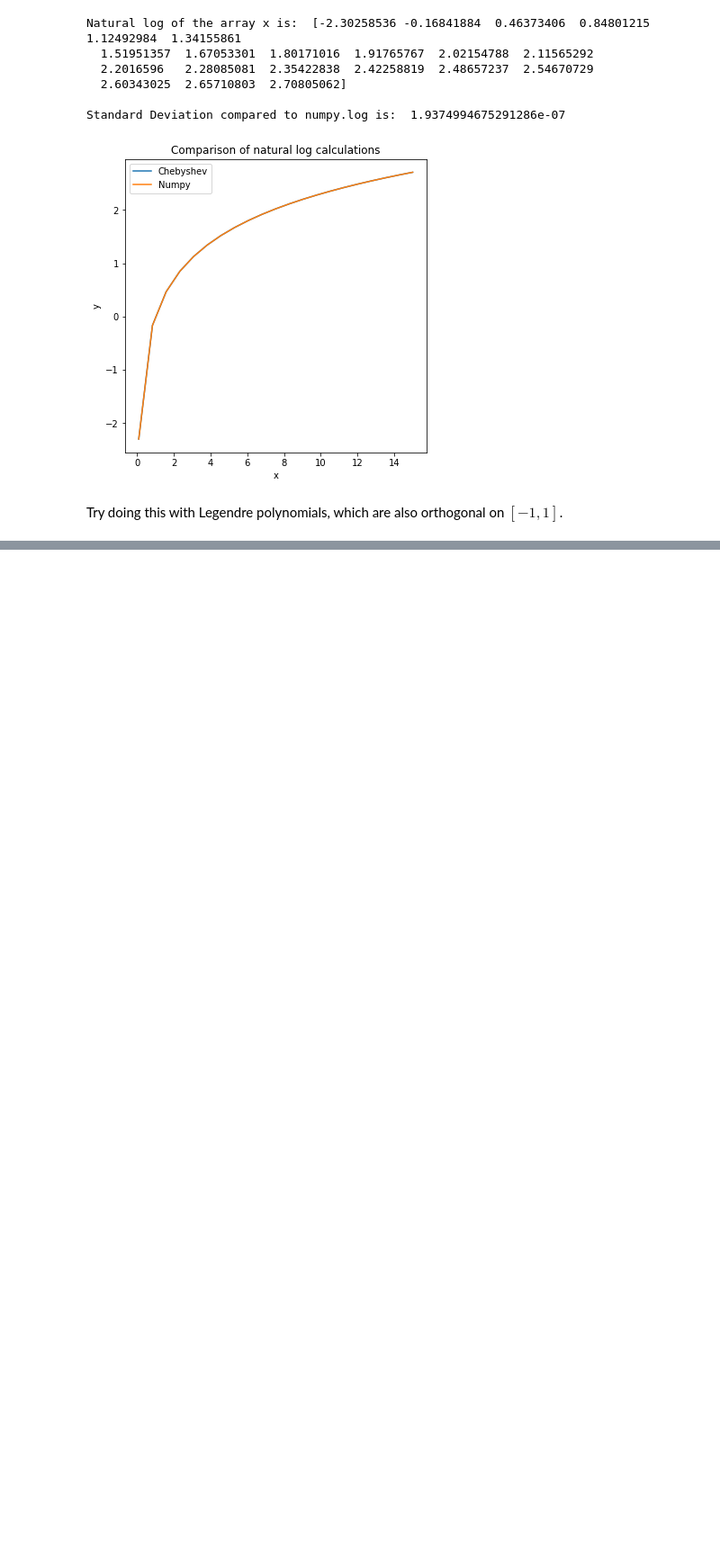
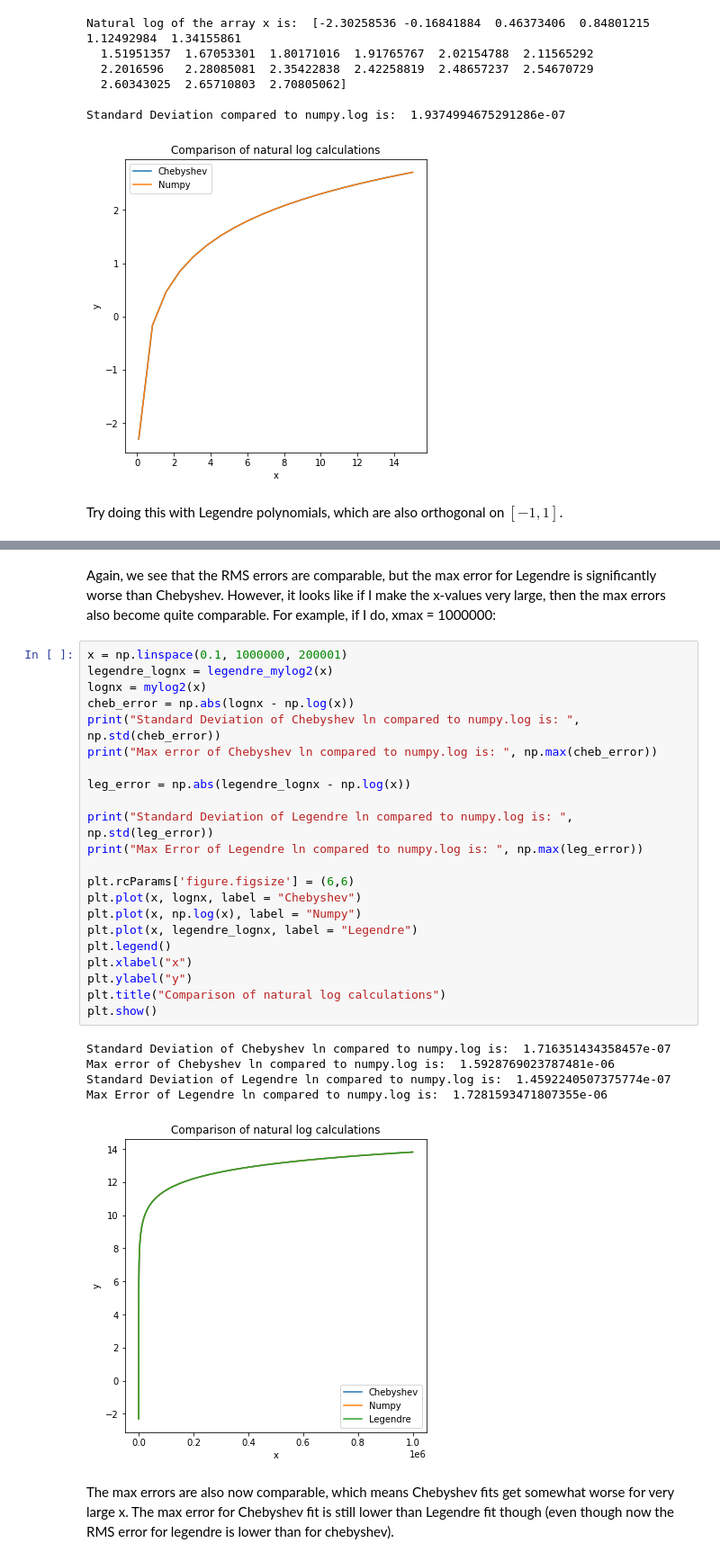
Before and after one commit to nittalas/phys512, a Jupyter notebook: Assignment 2/PHYS512 - Assignment 2.ipynb, the cells around one changed output, grey strips where cells are left out. Shown: that part at 90% size. Cells and saved outputs as stored; diff of their text form; blank space fills up the shorter version.

```diff
--- a/Assignment 2/PHYS512 - Assignment 2.ipynb
+++ b/Assignment 2/PHYS512 - Assignment 2.ipynb
@@ -549,0 +588,32 @@ The legendre fit is much much worse if I use the same order!
+# %% [markdown]
+Again, we see that the RMS errors are comparable, but the max error for Legendre is significantly worse than Chebyshev. However, it looks like if I make the x-values very large, then the max errors also become quite comparable. For example, if I do, xmax = 1000000:
+# %%
+x = np.linspace(0.1, 1000000, 200001)
+legendre_lognx = legendre_mylog2(x)
+lognx = mylog2(x)
+cheb_error = np.abs(lognx - np.log(x))
+print("Standard Deviation of Chebyshev ln compared to numpy.log is: ", np.std(cheb_error))
+print("Max error of Chebyshev ln compared to numpy.log is: ", np.max(cheb_error))
+
+leg_error = np.abs(legendre_lognx - np.log(x))
+
+print("Standard Deviation of Legendre ln compared to numpy.log is: ", np.std(leg_error))
+print("Max Error of Legendre ln compared to numpy.log is: ", np.max(leg_error))
+
+plt.rcParams['figure.figsize'] = (6,6)
+plt.plot(x, lognx, label = "Chebyshev")
+plt.plot(x, np.log(x), label = "Numpy")
+plt.plot(x, legendre_lognx, label = "Legendre")
+plt.legend()
+plt.xlabel("x")
+plt.ylabel("y")
+plt.title("Comparison of natural log calculations")
+plt.show()
+# %% [output]
+Standard Deviation of Chebyshev ln compared to numpy.log is:  1.716351434358457e-07
+Max error of Chebyshev ln compared to numpy.log is:  1.5928769023787481e-06
+Standard Deviation of Legendre ln compared to numpy.log is:  1.4592240507375774e-07
+Max Error of Legendre ln compared to numpy.log is:  1.7281593471807355e-06
+[figure, added]
+# %% [markdown]
+The max errors are also now comparable, which means Chebyshev fits get somewhat worse for very large x. The max error for Chebyshev fit is still lower than Legendre fit though (even though now the RMS error for legendre is lower than for chebyshev).
```
Also changed, not shown: parts of 6 cells of this notebook.
